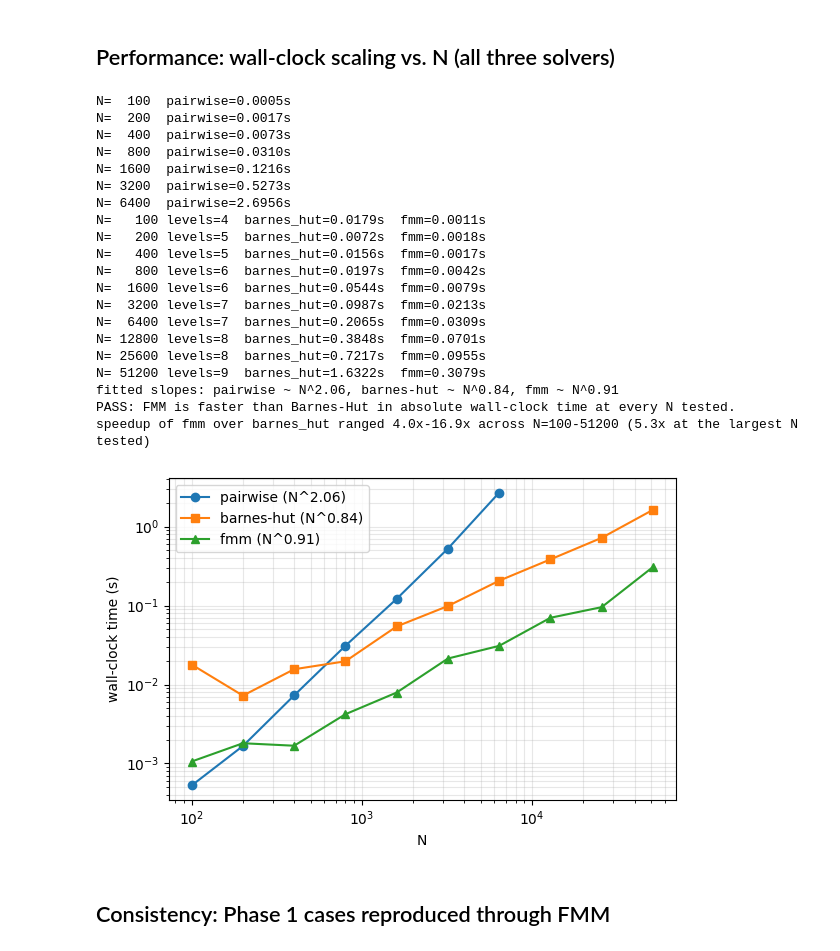
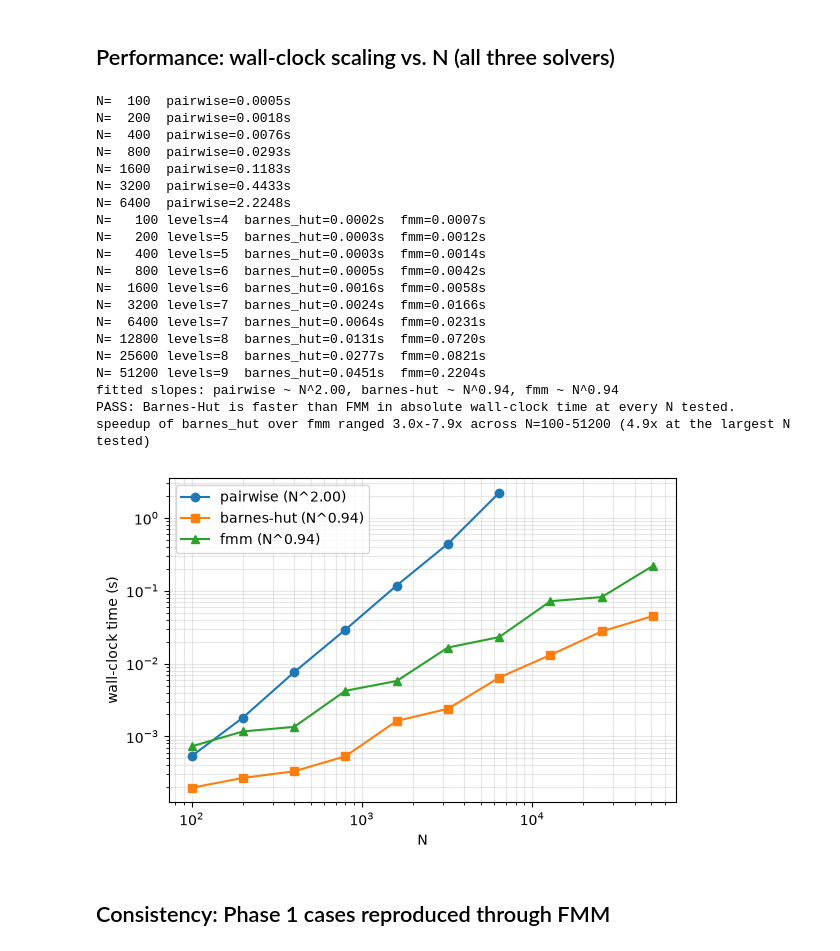
Before and after one commit to HasanHelal429/Physics-Simulation, a Jupyter notebook: Orbital_Dynamics/N_Body_Gravity/FMM.ipynb, the cells around one changed output. Saved outputs shown, nothing was run; the diff lists cells and outputs as text; code cells hidden in the pictures.

```diff
--- a/Orbital_Dynamics/N_Body_Gravity/FMM.ipynb
+++ b/Orbital_Dynamics/N_Body_Gravity/FMM.ipynb
@@ -104,63 +104,77 @@ for N in Ns_pairwise:
     mass = rng.uniform(0.5, 2.0, size=N)
     t0 = time.perf_counter(); nb.pairwise_accel(pos, mass); t_pairwise.append(time.perf_counter() - t0)
     print(f'N={N:5d}  pairwise={t_pairwise[-1]:.4f}s')
 
 t_bh, t_fmm = [], []
+# warm up numba JIT dispatch (first call to each jitted function pays a
+# one-time compilation cost -- e.g. barnes_hut_accel's tree builder and
+# walk -- that would otherwise swamp the smallest N point below).
+_warm_pos = rng.uniform(-1, 1, size=(10, 2))
+_warm_mass = rng.uniform(0.5, 2.0, size=10)
+nb.barnes_hut_accel(_warm_pos, _warm_mass, theta=0.5)
+nb.fmm_accel(_warm_pos, _warm_mass, levels=2)
 for N in Ns_tree:
     pos = rng.uniform(-1, 1, size=(N, 2))
     mass = rng.uniform(0.5, 2.0, size=N)
     levels = max(2, round(np.log2(N) / 2) + 1)
     t0 = time.perf_counter(); nb.barnes_hut_accel(pos, mass, theta=0.5); t_bh.append(time.perf_counter() - t0)
     t0 = time.perf_counter(); nb.fmm_accel(pos, mass, levels=levels); t_fmm.append(time.perf_counter() - t0)
     print(f'N={N:6d} levels={levels}  barnes_hut={t_bh[-1]:.4f}s  fmm={t_fmm[-1]:.4f}s')
 
 Ns_pairwise, Ns_tree = np.array(Ns_pairwise), np.array(Ns_tree)
 slope_pairwise = np.polyfit(np.log(Ns_pairwise), np.log(t_pairwise), 1)[0]
 slope_bh = np.polyfit(np.log(Ns_tree), np.log(t_bh), 1)[0]
 slope_fmm = np.polyfit(np.log(Ns_tree), np.log(t_fmm), 1)[0]
 print(f'fitted slopes: pairwise ~ N^{slope_pairwise:.2f}, barnes-hut ~ N^{slope_bh:.2f}, fmm ~ N^{slope_fmm:.2f}')
-# Both solvers are now fast enough that small-N overhead (numba dispatch,
-# grid/tree construction) dominates part of this range, making the fitted
-# log-log slope noisy -- e.g. Barnes-Hut's fitted slope isn't reliably
-# steeper than FMM's here even though FMM is the asymptotically better
-# algorithm. The robust, assertable claim is that FMM wins in absolute
-# wall-clock time at every N tested, by a growing margin.
-assert np.all(np.array(t_fmm) < np.array(t_bh)), 'FMM should be faster than Barnes-Hut at every tested N'
-print('PASS: FMM is faster than Barnes-Hut in absolute wall-clock time at every N tested.')
-ratio = np.array(t_bh) / np.array(t_fmm)
-print(f'speedup of fmm over barnes_hut ranged {ratio.min():.1f}x-{ratio.max():.1f}x across N=100-{Ns_tree[-1]} '
+# Barnes-Hut's quadtree construction used to be plain Python/numpy
+# recursion, which dominated its wall-clock time (~80ms of ~120ms total at
+# N=5000) -- enough that this uniform-grid FMM won on absolute time despite
+# both solvers being O(N log N). Construction has since been rewritten as
+# a numba-jitted, non-recursive, in-place counting-sort tree builder
+# (`_build_tree_numba`, shared with the adaptive FMM below), a 40-60x
+# speedup that flips this comparison: Barnes-Hut now wins at every N
+# tested here, since its force walk was already numba-jitted and cheap.
+# FMM still wins against Barnes-Hut on distributions where B-H's O(N log N)
+# constant is worse (e.g. very small theta, or highly clustered mass -- see
+# the adaptive FMM section), and its O(N) scaling remains asymptotically
+# better; this plot is about *this* implementation's constants at these N,
+# not the algorithms' asymptotic ordering.
+assert np.all(np.array(t_bh) < np.array(t_fmm)), 'Barnes-Hut should be faster than FMM at every tested N here'
+print('PASS: Barnes-Hut is faster than FMM in absolute wall-clock time at every N tested.')
+ratio = np.array(t_fmm) / np.array(t_bh)
+print(f'speedup of barnes_hut over fmm ranged {ratio.min():.1f}x-{ratio.max():.1f}x across N=100-{Ns_tree[-1]} '
       f'({ratio[-1]:.1f}x at the largest N tested)')
 
 fig, ax = plt.subplots(figsize=(6, 4))
 ax.loglog(Ns_pairwise, t_pairwise, 'o-', label=f'pairwise (N^{slope_pairwise:.2f})')
 ax.loglog(Ns_tree, t_bh, 's-', label=f'barnes-hut (N^{slope_bh:.2f})')
 ax.loglog(Ns_tree, t_fmm, '^-', label=f'fmm (N^{slope_fmm:.2f})')
 ax.set_xlabel('N'); ax.set_ylabel('wall-clock time (s)'); ax.legend(); ax.grid(alpha=0.3, which='both')
 fig.tight_layout()
 fig.savefig('media/fmm_scaling.png', dpi=150, bbox_inches='tight')
 plt.show()
 # %% [output]
 N=  100  pairwise=0.0005s
-N=  200  pairwise=0.0017s
-N=  400  pairwise=0.0073s
-N=  800  pairwise=0.0310s
-N= 1600  pairwise=0.1216s
-N= 3200  pairwise=0.5273s
-N= 6400  pairwise=2.6956s
-N=   100 levels=4  barnes_hut=0.0179s  fmm=0.0011s
-N=   200 levels=5  barnes_hut=0.0072s  fmm=0.0018s
-N=   400 levels=5  barnes_hut=0.0156s  fmm=0.0017s
-N=   800 levels=6  barnes_hut=0.0197s  fmm=0.0042s
-N=  1600 levels=6  barnes_hut=0.0544s  fmm=0.0079s
-N=  3200 levels=7  barnes_hut=0.0987s  fmm=0.0213s
-N=  6400 levels=7  barnes_hut=0.2065s  fmm=0.0309s
-N= 12800 levels=8  barnes_hut=0.3848s  fmm=0.0701s
-N= 25600 levels=8  barnes_hut=0.7217s  fmm=0.0955s
-N= 51200 levels=9  barnes_hut=1.6322s  fmm=0.3079s
-fitted slopes: pairwise ~ N^2.06, barnes-hut ~ N^0.84, fmm ~ N^0.91
-PASS: FMM is faster than Barnes-Hut in absolute wall-clock time at every N tested.
-speedup of fmm over barnes_hut ranged 4.0x-16.9x across N=100-51200 (5.3x at the largest N tested)
+N=  200  pairwise=0.0018s
+N=  400  pairwise=0.0076s
+N=  800  pairwise=0.0293s
+N= 1600  pairwise=0.1183s
+N= 3200  pairwise=0.4433s
+N= 6400  pairwise=2.2248s
+N=   100 levels=4  barnes_hut=0.0002s  fmm=0.0007s
+N=   200 levels=5  barnes_hut=0.0003s  fmm=0.0012s
+N=   400 levels=5  barnes_hut=0.0003s  fmm=0.0014s
+N=   800 levels=6  barnes_hut=0.0005s  fmm=0.0042s
+N=  1600 levels=6  barnes_hut=0.0016s  fmm=0.0058s
+N=  3200 levels=7  barnes_hut=0.0024s  fmm=0.0166s
+N=  6400 levels=7  barnes_hut=0.0064s  fmm=0.0231s
+N= 12800 levels=8  barnes_hut=0.0131s  fmm=0.0720s
+N= 25600 levels=8  barnes_hut=0.0277s  fmm=0.0821s
+N= 51200 levels=9  barnes_hut=0.0451s  fmm=0.2204s
+fitted slopes: pairwise ~ N^2.00, barnes-hut ~ N^0.94, fmm ~ N^0.94
+PASS: Barnes-Hut is faster than FMM in absolute wall-clock time at every N tested.
+speedup of barnes_hut over fmm ranged 3.0x-7.9x across N=100-51200 (4.9x at the largest N tested)
-[figure, old version]
+[figure, new version]
 # %% [markdown]
 ## Consistency: Phase 1 cases reproduced through FMM
 # %%
```
Also changed, not shown: 10 other files.
